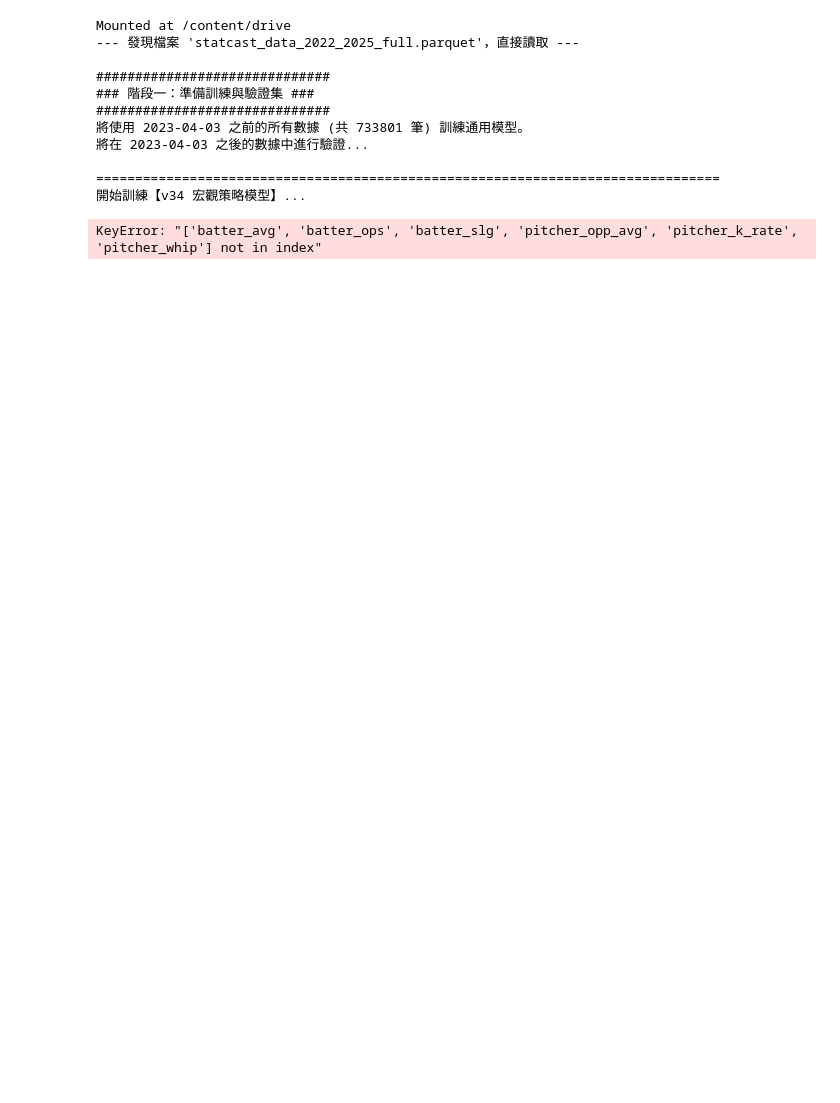
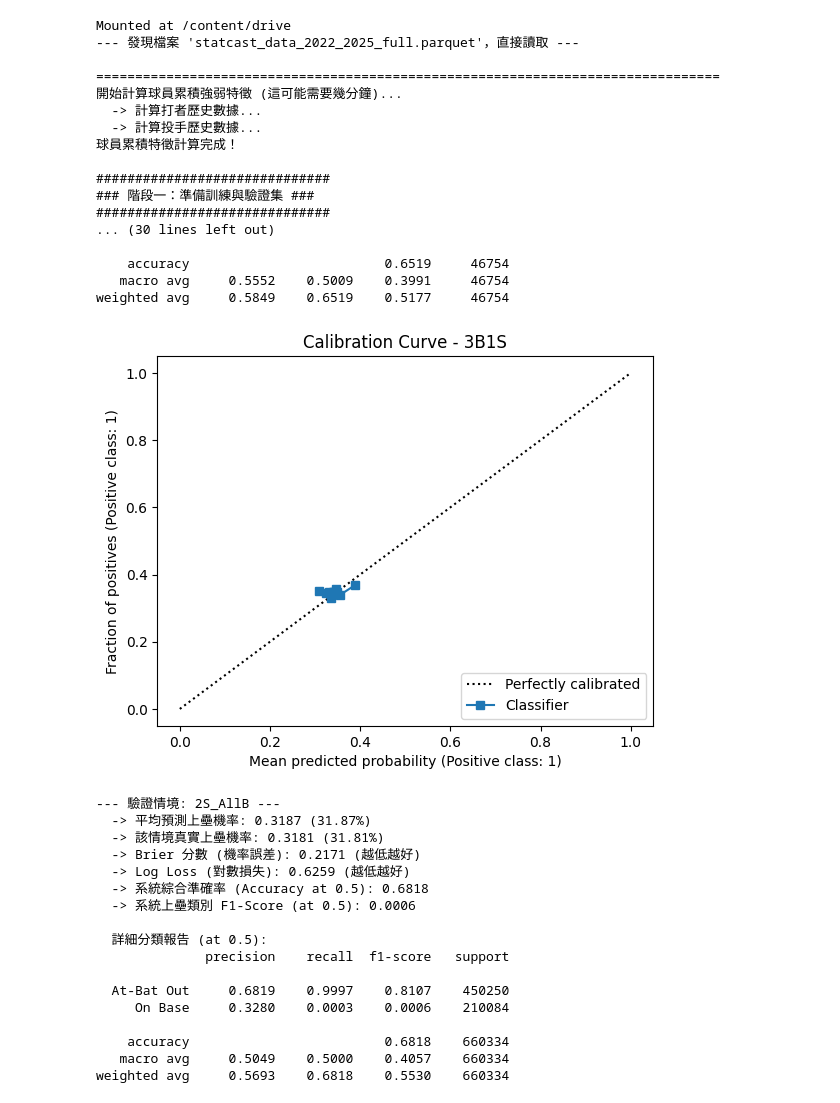
Before and after one commit to NckYang/Baseball-Prediction-Project, a Jupyter notebook: Mixed_Prediction.ipynb, the cells around one changed output. Cells and saved outputs as stored; diff of their text form; code cells hidden in the pictures; blank space fills up the shorter version.

Commit message:
remove pitch type prediction(full removal & add career stats)

```diff
--- a/Mixed_Prediction.ipynb
+++ b/Mixed_Prediction.ipynb
@@ -369,35 +369,65 @@ def run_systematic_validation_v34(full_data, num_validation_samples=1000):
 
         accuracy = accuracy_score(y_context, y_pred_class)
         f1 = f1_score(y_context, y_pred_class, pos_label=1, zero_division=0)
 
         print(f"  -> 系統綜合準確率 (Accuracy at 0.5): {accuracy:.4f}")
         print(f"  -> 系統上壘類別 F1-Score (at 0.5): {f1:.4f}")
         print("\n  詳細分類報告 (at 0.5):")
         print(classification_report(y_context, y_pred_class, target_names=['At-Bat Out', 'On Base'], zero_division=0, digits=4))
 
         # 繪圖
         fig, ax = plt.subplots()
         CalibrationDisplay.from_predictions(y_context, y_pred_proba, n_bins=10, ax=ax, strategy='quantile')
         ax.set_title(f"Calibration Curve - {context_name}")
         plt.show()
 
 # ========== MAIN EXECUTION BLOCK ==========
 if __name__ == "__main__":
     drive_folder_path = '/content/drive/MyDrive/MLB_Statcast_Data/'
     full_data_path = os.path.join(drive_folder_path, "statcast_data_2022_2025_full.parquet")
     full_data = get_statcast_data(full_data_path)
+
     if full_data is not None:
+        # === 修正：加入這行來計算特徵 ===
+        # 這會產生 batter_avg, pitcher_whip 等欄位
+        full_data = add_player_career_stats(full_data)
+        # ==============================
+
+        # 確保計算成功後，再執行驗證
         run_systematic_validation_v34(full_data=full_data)
 # %% [output]
 Mounted at /content/drive
 --- 發現檔案 'statcast_data_2022_2025_full.parquet'，直接讀取 ---
+
+================================================================================
+開始計算球員累積強弱特徵 (這可能需要幾分鐘)...
+  -> 計算打者歷史數據...
+  -> 計算投手歷史數據...
+球員累積特徵計算完成！
 
 ##############################
 ### 階段一：準備訓練與驗證集 ###
 ##############################
-將使用 2023-04-03 之前的所有數據 (共 733801 筆) 訓練通用模型。
-將在 2023-04-03 之後的數據中進行驗證...
+... (30 lines left out)
 
-================================================================================
-開始訓練【v34 宏觀策略模型】...
+    accuracy                         0.6519     46754
+   macro avg     0.5552    0.5009    0.3991     46754
+weighted avg     0.5849    0.6519    0.5177     46754
+[figure, added]
-KeyError: "['batter_avg', 'batter_ops', 'batter_slg', 'pitcher_opp_avg', 'pitcher_k_rate', 'pitcher_whip'] not in index"
+--- 驗證情境: 2S_AllB ---
+  -> 平均預測上壘機率: 0.3187 (31.87%)
+  -> 該情境真實上壘機率: 0.3181 (31.81%)
+  -> Brier 分數 (機率誤差): 0.2171 (越低越好)
+  -> Log Loss (對數損失): 0.6259 (越低越好)
+  -> 系統綜合準確率 (Accuracy at 0.5): 0.6818
+  -> 系統上壘類別 F1-Score (at 0.5): 0.0006
+
+  詳細分類報告 (at 0.5):
+              precision    recall  f1-score   support
+
+  At-Bat Out     0.6819    0.9997    0.8107    450250
+     On Base     0.3280    0.0003    0.0006    210084
+
+    accuracy                         0.6818    660334
+   macro avg     0.5049    0.5000    0.4057    660334
+weighted avg     0.5693    0.6818    0.5530    660334
```
Also changed, not shown: parts of 1 cell of this notebook.
